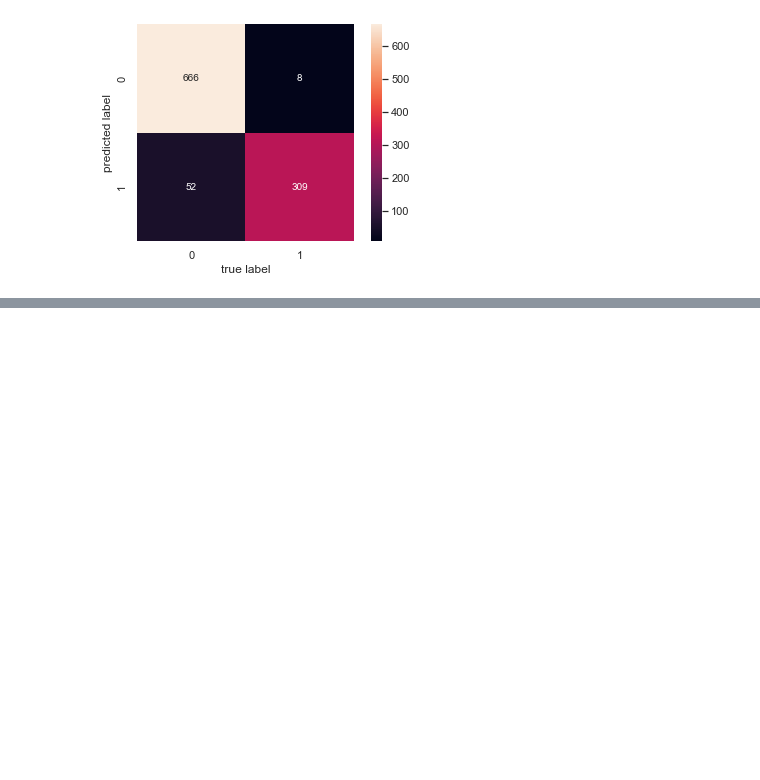
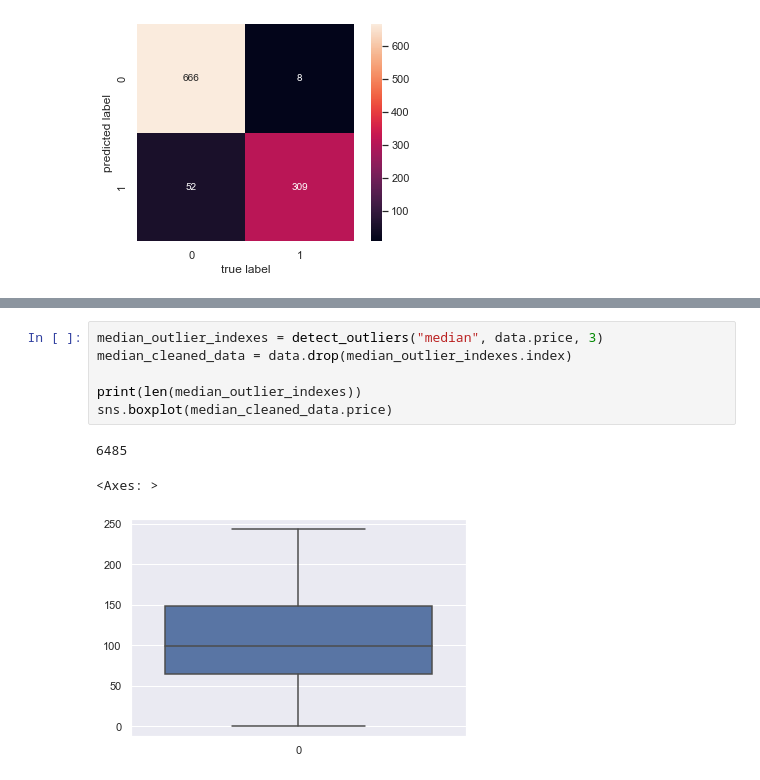
Before and after one commit to aaiml/CSCN8000-lab-submissions, a Jupyter notebook: students-submissions/7526387/lab2.ipynb, the cells around one changed output, grey strips where cells are left out. Drawn from its saved outputs; the diff is of its cells as text; blank space fills up the shorter version.

```diff
--- a/students-submissions/7526387/lab2.ipynb
+++ b/students-submissions/7526387/lab2.ipynb
@@ -141,0 +196,10 @@ Bassed on accuracy and recal I would suggest using Gaussian with, surprisingly,
+# %%
+median_outlier_indexes = detect_outliers("median", data.price, 3)
+median_cleaned_data = data.drop(median_outlier_indexes.index)
+
+print(len(median_outlier_indexes))
+sns.boxplot(median_cleaned_data.price)
+# %% [output]
+6485
+<Axes: >
+[figure, added]
```
Also changed, not shown: parts of 15 cells of this notebook.
